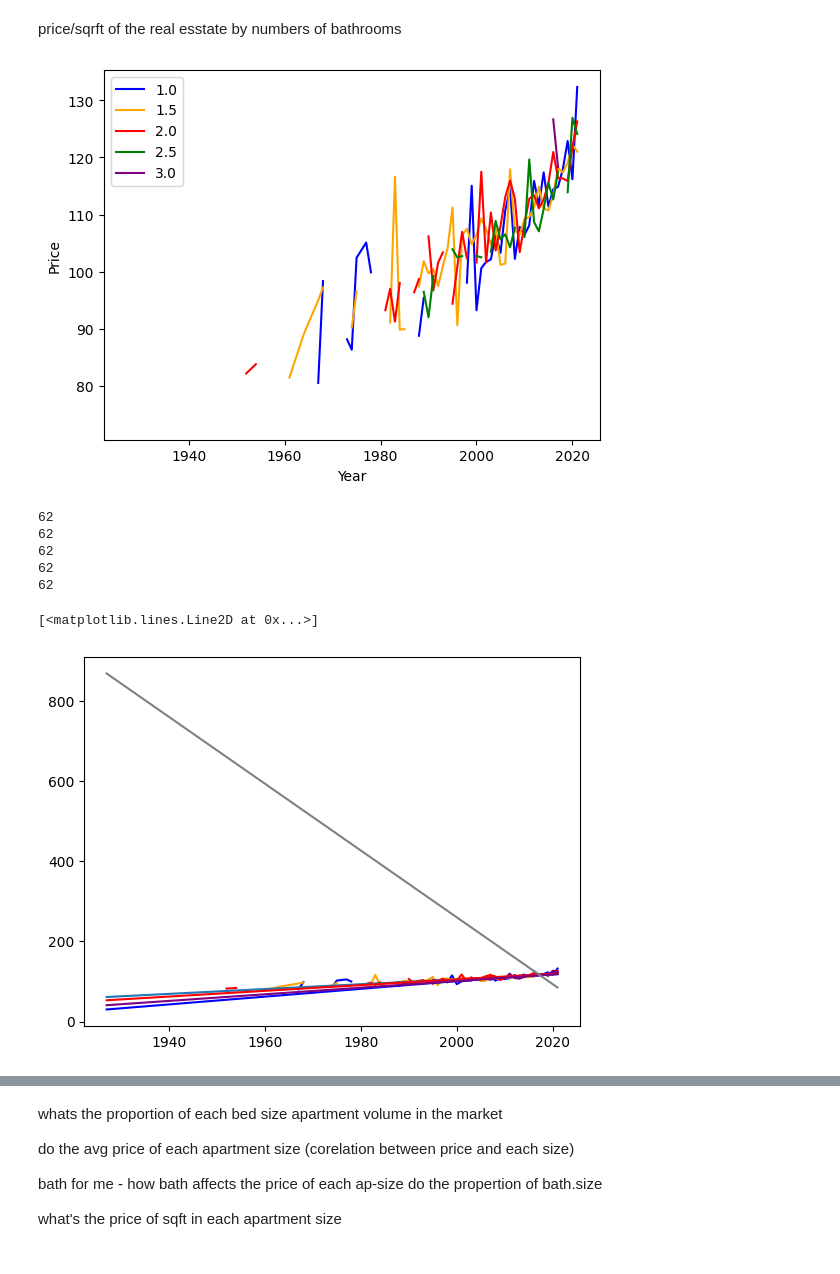
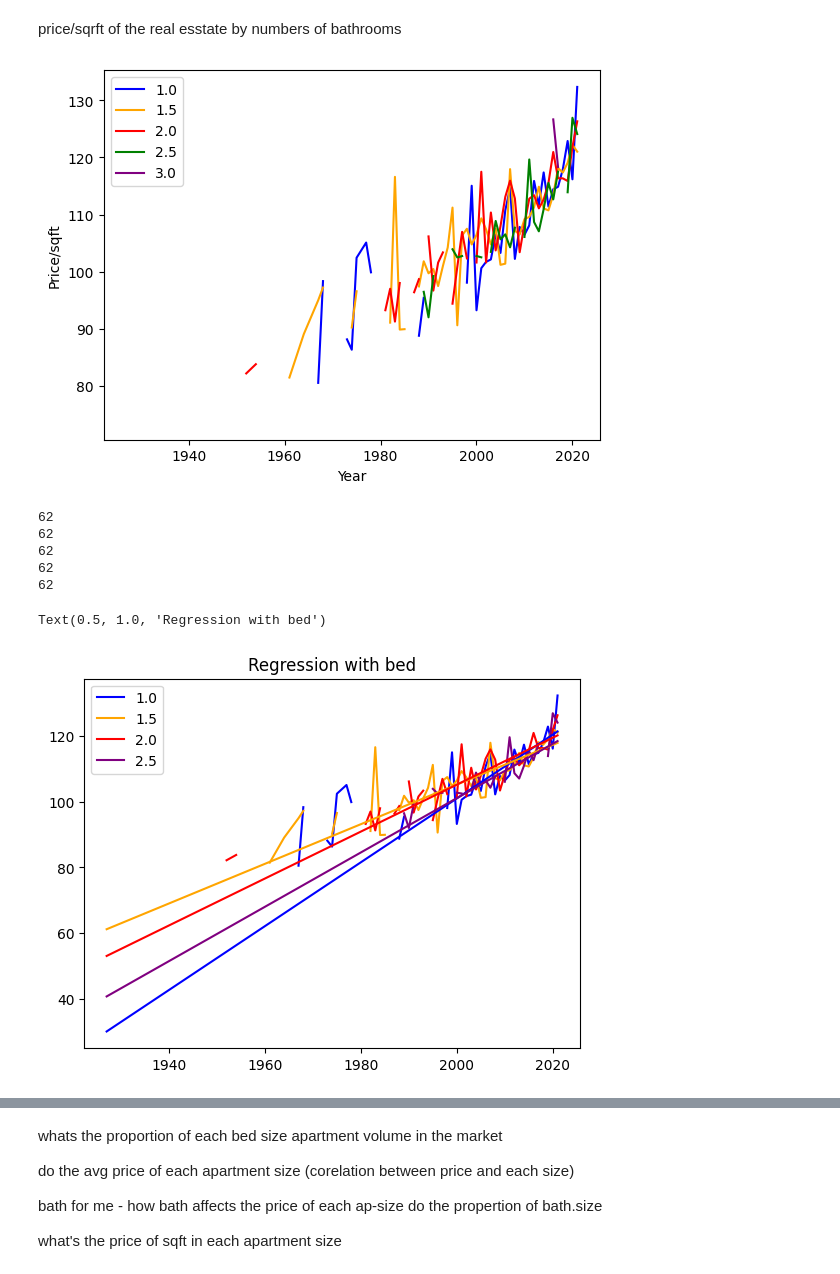
Before and after one commit to DavMark2909/hw6, a Jupyter notebook: HW6-2 copy.ipynb, the cells around one changed output, grey strips where cells are left out. Drawn from its saved outputs; the diff is of its cells as text; code cells hidden in the pictures.

```diff
--- a/HW6-2 copy.ipynb
+++ b/HW6-2 copy.ipynb
@@ -256,9 +256,9 @@ quatro = []
 cinq = []
 year = []
 
-for i in sorted(years_dict.keys()):
+for i in sorted(bed_dict.keys()):
   year.append(i)
-  value = years_dict[i]
+  value = bed_dict[i]
   try:
     price = value[2]
     deux.append(price)
@@ -400,12 +402,12 @@ plt.plot(year, dva, c='orange')
 plt.plot(year, tri, c='red', )
 plt.plot(year, chet, c='green')
 plt.plot(year, piat, c='purple')
-plt.ylabel("Price")
+plt.ylabel("Price/sqft")
 plt.xlabel("Year")
 plt.legend(['1.0', '1.5', '2.0', '2.5', '3.0'])
 plt.show()
 # %% [output]
-[figure, old version]
+[figure, new version]
 # %%
 Y = np.array(year)
 
@@ -432,35 +434,37 @@ def myRegression_2(data):
         if cur_longest > longest:
           index = cur_index
           longest = cur_longest
         cur_longest = 0
         cur_index = 0
   years = year[index:index+longest]
   p = data[index: index+longest]
   regression = np.polyfit(years, p, 1)
   model = np.poly1d(regression)
   return model
 
 
 model1 = myRegression_2(odin)
 model2 = myRegression_2(dva)
 model3 = myRegression_2(tri)
 model4 = myRegression_2(chet)
 model5 = myRegression_2(piat)
 plt.plot(year, odin, c='blue')
 plt.plot(year, dva, c='orange')
 plt.plot(year, tri, c='red')
 plt.plot(year, chet, c='purple')
-plt.plot(year, piat, c='grey')
+# plt.plot(year, piat, c='grey')
 plt.plot(year, model1(year), c='blue')
-plt.plot(year, model2(year))
+plt.plot(year, model2(year), c='orange')
 plt.plot(year, model3(year), c='red')
 plt.plot(year, model4(year), c='purple')
-plt.plot(year, model5(year), c='grey')
+# plt.plot(year, model5(year), c='grey')
+plt.legend(['1.0', '1.5', '2.0', '2.5'])
+plt.title("Regression with bed")
 # %% [output]
 62
 62
 62
 62
 62
-[<matplotlib.lines.Line2D at 0x...>]
+Text(0.5, 1.0, 'Regression with bed')
-[figure, old version]
+[figure, new version]
```
Also changed, not shown: parts of 4 cells of this notebook.
